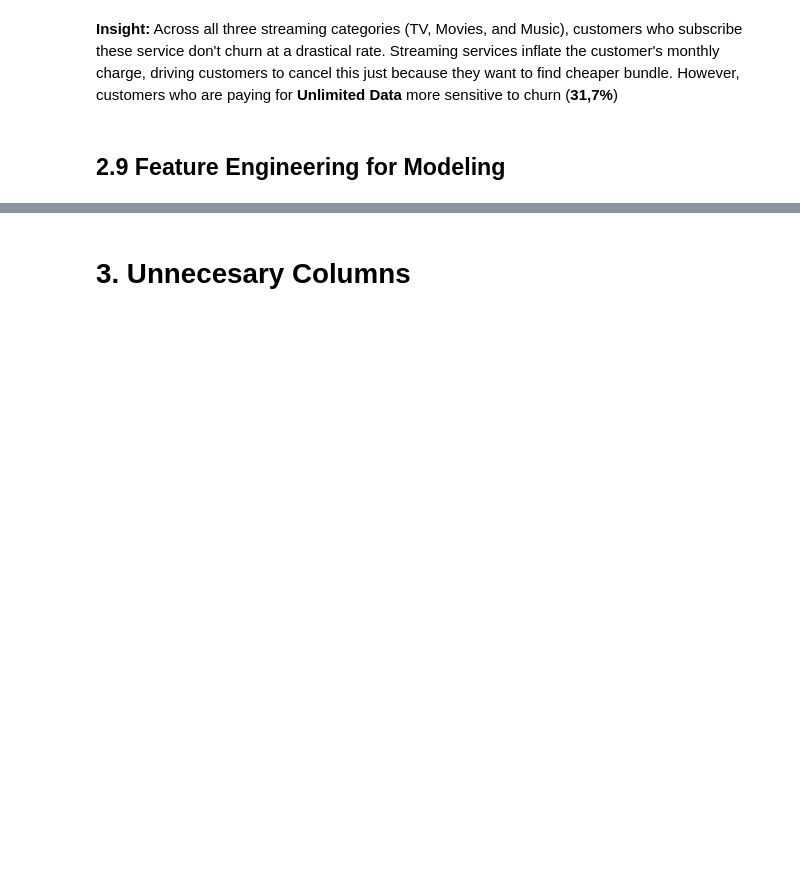
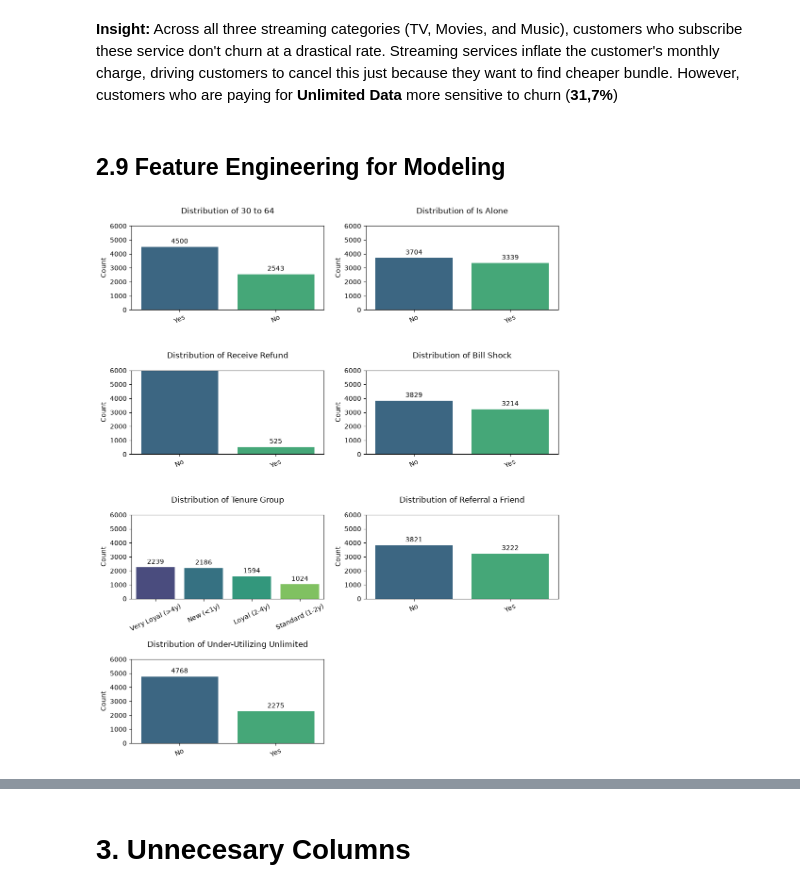
Before and after one commit to n44th44nn/Telco-Customer-Churn-Analysis, a Jupyter notebook: Notebooks/early_preprocessing.ipynb, the cells around one changed output, grey strips where cells are left out. Saved outputs shown, nothing was run; the diff lists cells and outputs as text; code cells hidden in the pictures; blank space fills up the shorter version.

```diff
--- a/Notebooks/early_preprocessing.ipynb
+++ b/Notebooks/early_preprocessing.ipynb
@@ -618,3 +618,47 @@ df['Bill Shock'] = np.where(
 bins = [-1, 12, 24, 48, 100]
 labels = ['New (<1y)', 'Standard (1-2y)', 'Loyal (2-4y)', 'Very Loyal (>4y)']
 df['Tenure Group'] = pd.cut(df['Tenure in Months'], bins=bins, labels=labels)
+
+# Referral a friend
+df['Referral a Friend'] = np.where(
+    df['Number of Referrals'] == 0,
+    'No', 'Yes'
+)
+
+# Under-Utilizing Unlimited
+df['Under-Utilizing Unlimited'] = np.where(
+    (df['Unlimited Data'] == 'Yes') & (df['Avg Monthly GB Download'] < df['Avg Monthly GB Download'].mean()),
+    'Yes', 'No'
+)
+# %%
+cat_engineered_cols = [
+    '30 to 64',
+    'Is Alone',
+    'Receive Refund',
+    'Bill Shock',
+    'Tenure Group',
+    'Referral a Friend',
+    'Under-Utilizing Unlimited'
+]
+
+fig, axes = plt.subplots(4, 2, figsize=(10, 12))
+axes = axes.flatten()
+
+for i, col in enumerate(cat_engineered_cols):
+    sns.countplot(df, x=col, ax=axes[i], palette='viridis', order=df[col].value_counts().sort_values(ascending=False).index)
+    axes[i].set_title(f'Distribution of {col}', y=1.1)
+    axes[i].tick_params(axis='x', rotation=25)
+    axes[i].set_xlabel('')
+    axes[i].set_ylabel('Count')
+    axes[i].set_ylim(0, 6000)
+
+    for p in axes[i].containers:
+        axes[i].bar_label(p, fmt='%d', padding=3)
+
+for j in range(len(cat_engineered_cols), len(axes)):
+    fig.delaxes(axes[j])
+
+plt.tight_layout()
+plt.show()
+# %% [output]
+[figure, added]
```
Also changed, not shown: parts of 7 cells of this notebook.
